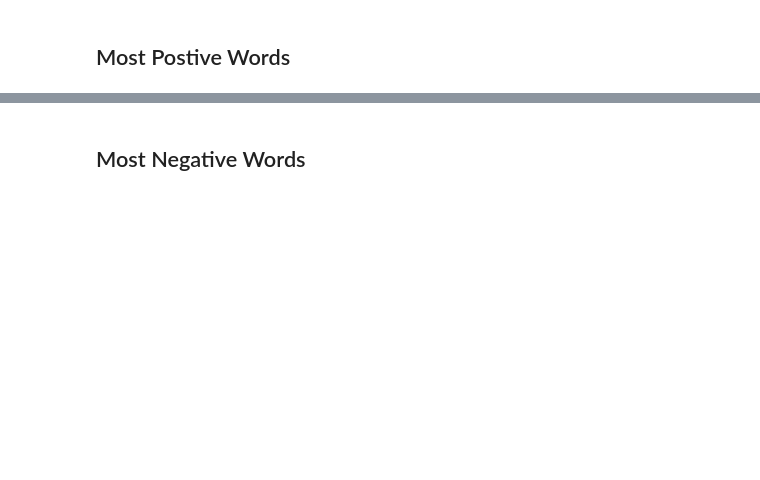
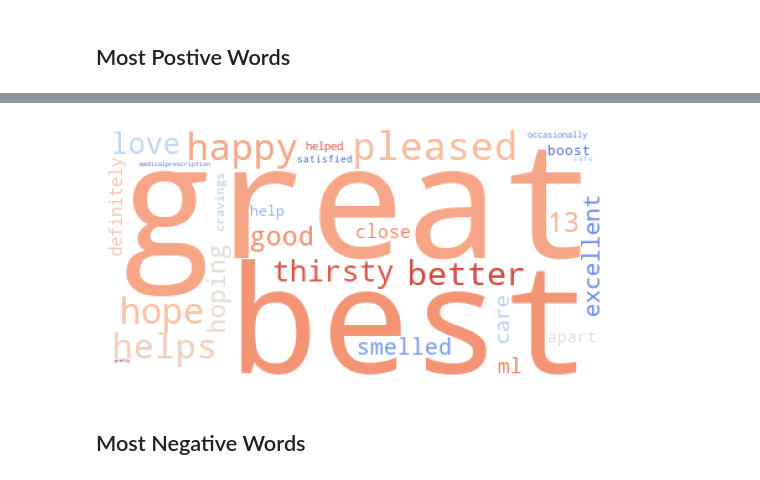
Before and after one commit to mich-kurt/ACE_592_Project, a Jupyter notebook: LASSO_Sentiment.ipynb, the cells around one changed output, grey strips where cells are left out. Saved outputs shown, nothing was run; the diff lists cells and outputs as text; code cells hidden in the pictures; blank space fills up the shorter version.

```diff
--- a/LASSO_Sentiment.ipynb
+++ b/LASSO_Sentiment.ipynb
@@ -129,4 +148,5 @@ final_coefs[final_coefs['abs_']>.015].sort_values(by='abs_', ascending=False)
 # %% [markdown]
 ## Most Postive Words
 # %%
-postive_words = final_coefs[final_coefs[1]>.015].sort_values(by=1, ascending=False)
+positive_words=final_coefs[final_coefs[1]>.04].sort_values(by=1, ascending=False).reset_index()
+positive_words
@@ -133,2 +170,0 @@ postive_words = final_coefs[final_coefs[1]>.015].sort_values(by=1, ascending=Fal
-# %%
-positive_words = postive_words.index
@@ -138,0 +203,3 @@ len(positive_words)
+# %%
+positive_words['ranking'] = positive_words['abs_'].rank(method='dense', ascending=True)
+positive_words
@@ -139,2 +224,14 @@ len(positive_words)
+# %%
+## Creating a dictionary of words and their "frequencies"/rankings
+pos_dic = positive_words.set_index(0).to_dict()['ranking']
+# %%
+## Creating the word cloud
+wordcloud = WordCloud(background_color='white', colormap='coolwarm')
+wordcloud.generate_from_frequencies(pos_dic)
+plt.imshow(wordcloud)
+plt.axis("off")
+plt.show()
+# %% [output]
+[figure, added]
 # %% [markdown]
 ## Most Negative Words
```
Also changed, not shown: parts of 20 cells of this notebook, 2 other files.
